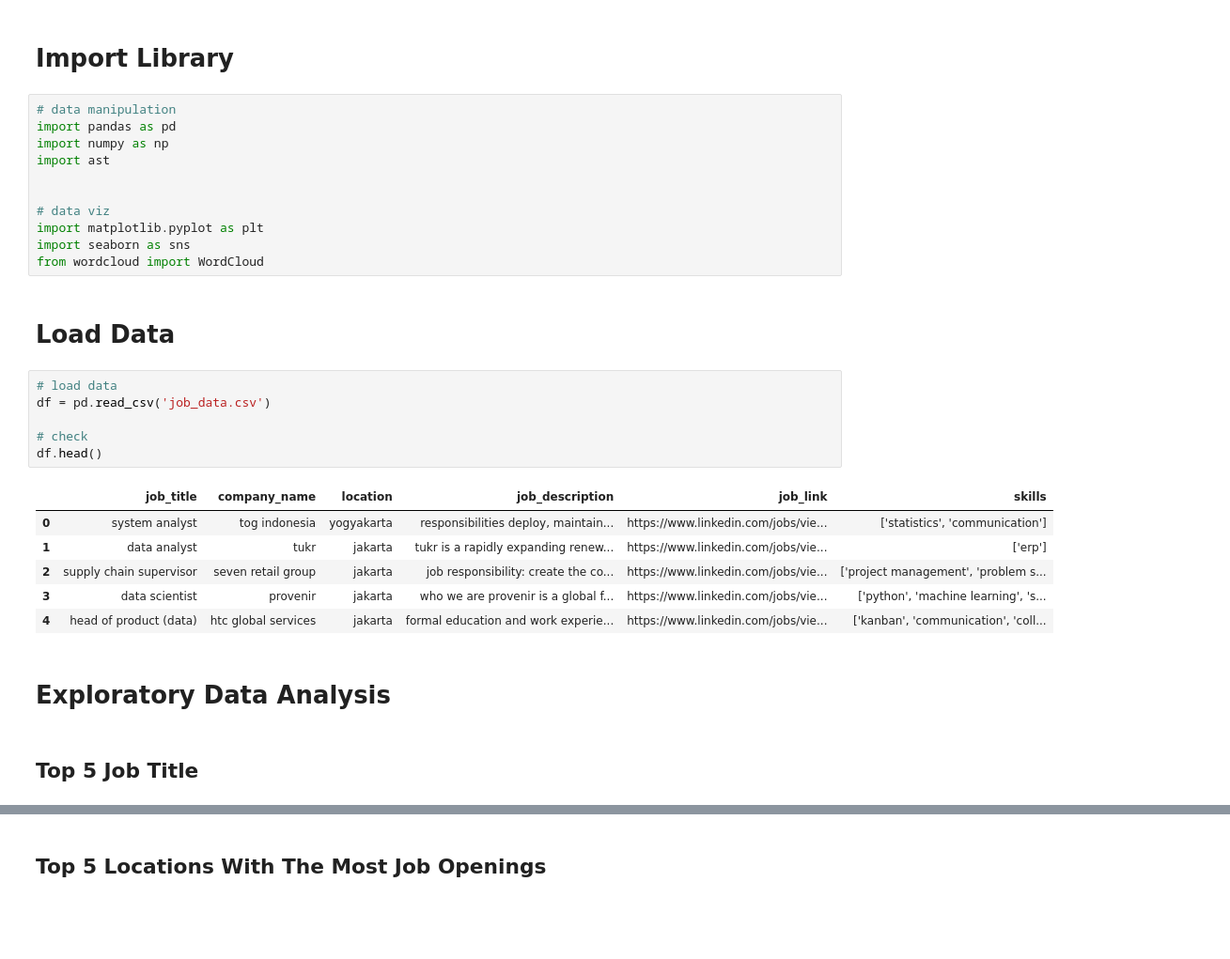
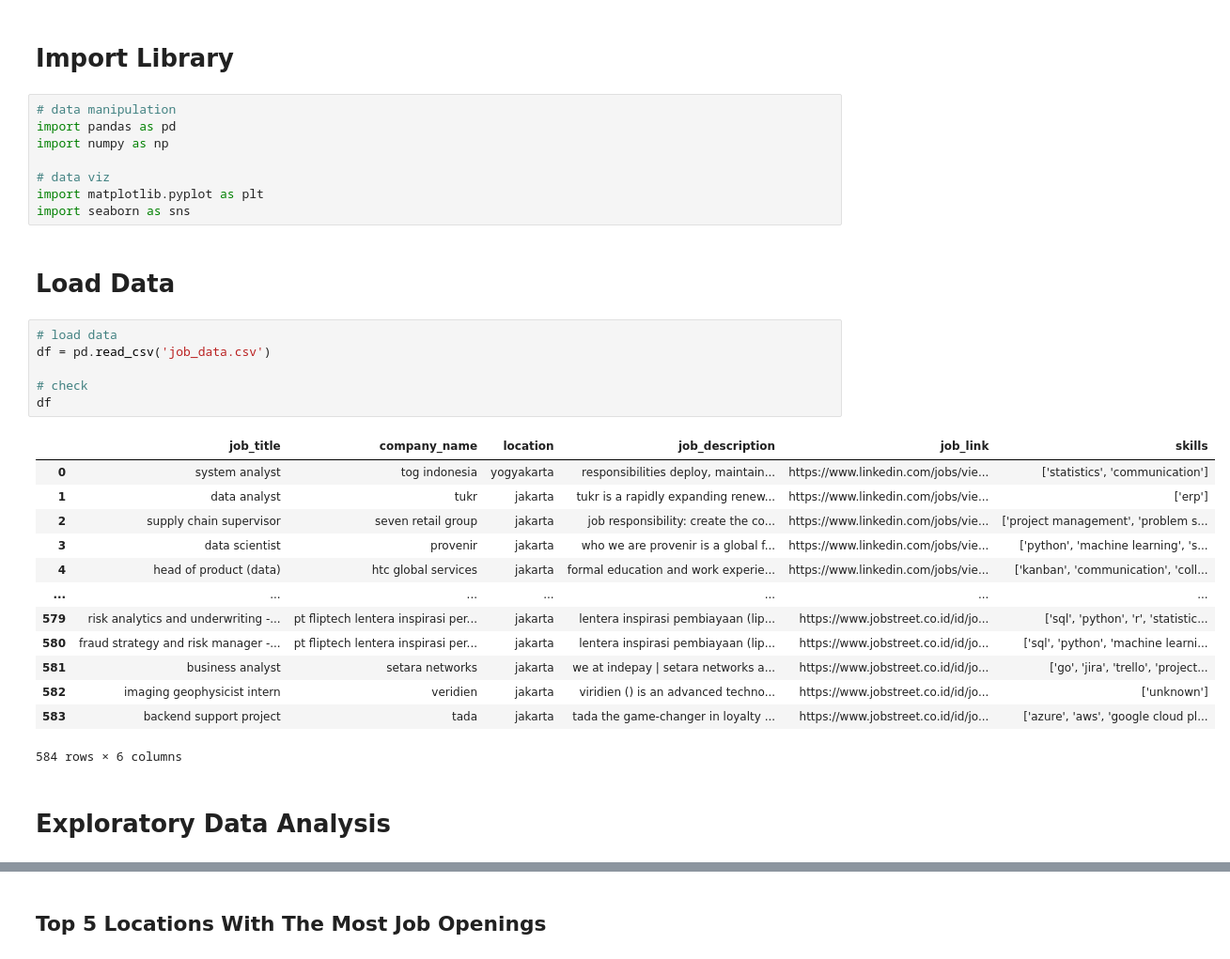
Before and after one commit to rsakadewa7/p2-hck-022-final-project-group-03, a Jupyter notebook: exploratory_data_analysis.ipynb, the cells around one changed output, grey strips where cells are left out. Shown at 94% size. Cells and saved outputs as stored; diff of their text form; blank space fills up the shorter version.

```diff
--- a/exploratory_data_analysis.ipynb
+++ b/exploratory_data_analysis.ipynb
@@ -4,29 +4,31 @@
 # data manipulation
 import pandas as pd
 import numpy as np
-import ast
-
 
 # data viz
 import matplotlib.pyplot as plt
 import seaborn as sns
-from wordcloud import WordCloud
 # %% [markdown]
 # Load Data
 # %%
 # load data
 df = pd.read_csv('job_data.csv')
 
 # check
-df.head()
+df
 # %% [output]
 |  | job_title | company_name | location | job_description | job_link | skills |
 | 0 | system analyst | tog indonesia | yogyakarta | responsibilities deploy, maintain... | https://www.linkedin.com/jobs/vie... | ['statistics', 'communication'] |
 | 1 | data analyst | tukr | jakarta | tukr is a rapidly expanding renew... | https://www.linkedin.com/jobs/vie... | ['erp'] |
 | 2 | supply chain supervisor | seven retail group | jakarta | job responsibility: create the co... | https://www.linkedin.com/jobs/vie... | ['project management', 'problem s... |
 | 3 | data scientist | provenir | jakarta | who we are provenir is a global f... | https://www.linkedin.com/jobs/vie... | ['python', 'machine learning', 's... |
 | 4 | head of product (data) | htc global services | jakarta | formal education and work experie... | https://www.linkedin.com/jobs/vie... | ['kanban', 'communication', 'coll... |
+| ... | ... | ... | ... | ... | ... | ... |
+| 579 | risk analytics and underwriting -... | pt fliptech lentera inspirasi per... | jakarta | lentera inspirasi pembiayaan (lip... | https://www.jobstreet.co.id/id/jo... | ['sql', 'python', 'r', 'statistic... |
+| 580 | fraud strategy and risk manager -... | pt fliptech lentera inspirasi per... | jakarta | lentera inspirasi pembiayaan (lip... | https://www.jobstreet.co.id/id/jo... | ['sql', 'python', 'machine learni... |
+| 581 | business analyst | setara networks | jakarta | we at indepay | setara networks a... | https://www.jobstreet.co.id/id/jo... | ['go', 'jira', 'trello', 'project... |
+| 582 | imaging geophysicist intern | veridien | jakarta | viridien () is an advanced techno... | https://www.jobstreet.co.id/id/jo... | ['unknown'] |
+| 583 | backend support project | tada | jakarta | tada the game-changer in loyalty ... | https://www.jobstreet.co.id/id/jo... | ['azure', 'aws', 'google cloud pl... |
+584 rows × 6 columns
 # %% [markdown]
 # Exploratory Data Analysis
-# %% [markdown]
-## Top 5 Job Title
```
Also changed, not shown: parts of 9 cells of this notebook, 2 other files.
